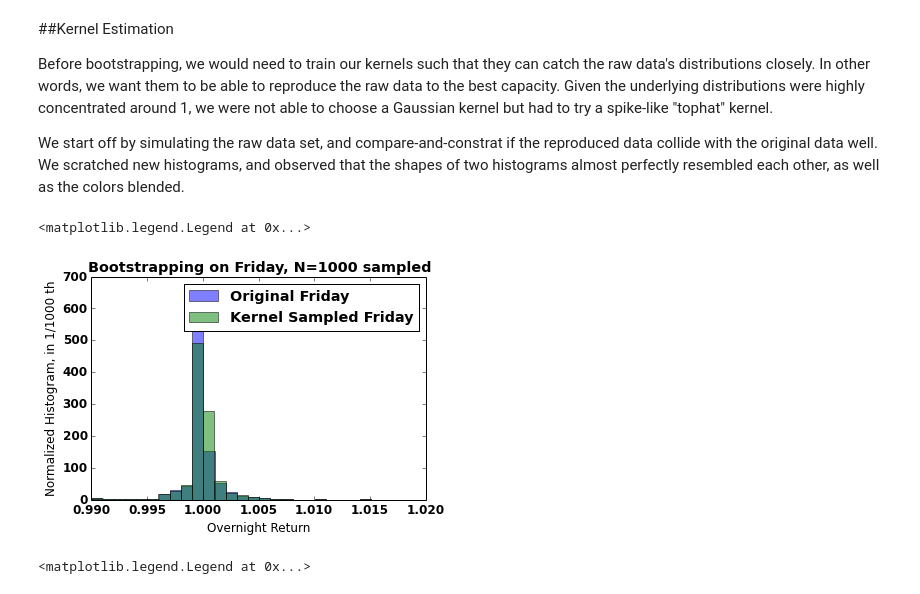
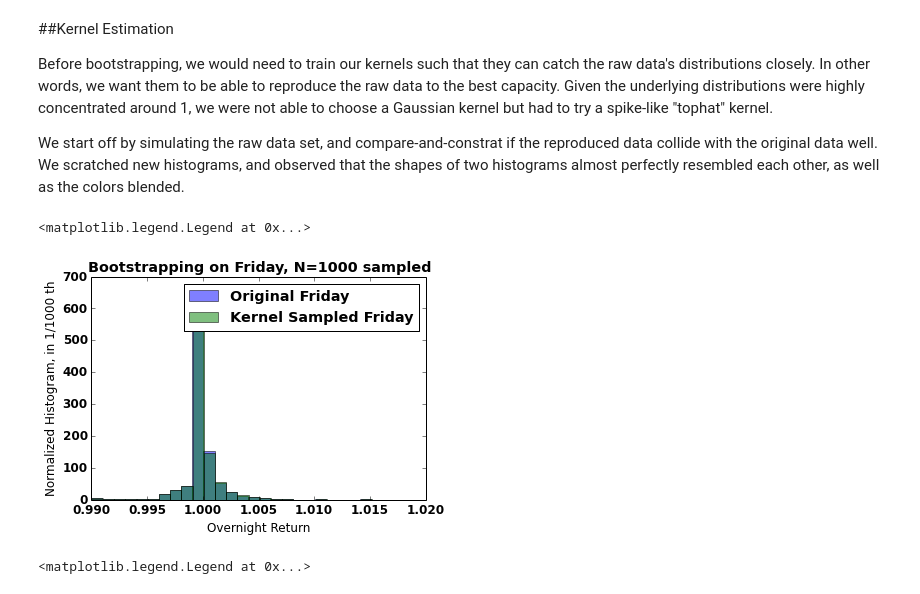
Before and after one commit to edwsurewin/STAT222-SP500, a Jupyter notebook: Final_Reportabc.ipynb, the cells around one changed output. Cells and saved outputs as stored; diff of their text form; code cells hidden in the pictures.

```diff
--- a/Final_Reportabc.ipynb
+++ b/Final_Reportabc.ipynb
@@ -782,31 +811,31 @@ We start off by simulating the raw data set, and compare-and-constrat if the rep
 # %%
 from sklearn.neighbors import KernelDensity
 kde = KernelDensity(bandwidth=.001, algorithm='auto', kernel='tophat', metric='euclidean', atol=0, rtol=0, breadth_first=True, leaf_size=40, metric_params=None)
 # kernel estimation with tophat as spike-like histogram
 
 # train the model
 kde.fit(Friday)
 
 # 100 sample
-ker100 = kde.sample(n_samples=2000, random_state=None)
+ker100 = kde.sample(n_samples=1000, random_state=None)
 
 sample = []
 for i in range(0, len(ker100)):
     sample = sample + ker100.tolist()[0]
 
 plt.hist(Friday, bins=25, label="Original Friday", normed=True, alpha=.5)
 plt.hist(sample, bins=25, normed=True, label="Kernel Sampled Friday", alpha=.5)
 # settled down to Friday's
 
 plt.title('Bootstrapping on Friday, N=1000 sampled')
 plt.ylabel('Normalized Histogram, in 1/1000 th')
 plt.xlabel('Overnight Return')
 plt.legend(loc=0)
 
 # kernel estiamted collapse w/ original, so estimation worked
 # %% [output]
 <matplotlib.legend.Legend at 0x...>
-[figure, old version]
+[figure, new version]
 # %%
 from sklearn.neighbors import KernelDensity
 kde = KernelDensity(bandwidth=.001, algorithm='auto', kernel='tophat', metric='euclidean', atol=0, rtol=0, breadth_first=True, leaf_size=40, metric_params=None)
```
Also changed, not shown: parts of 19 cells of this notebook, 3 other files.
